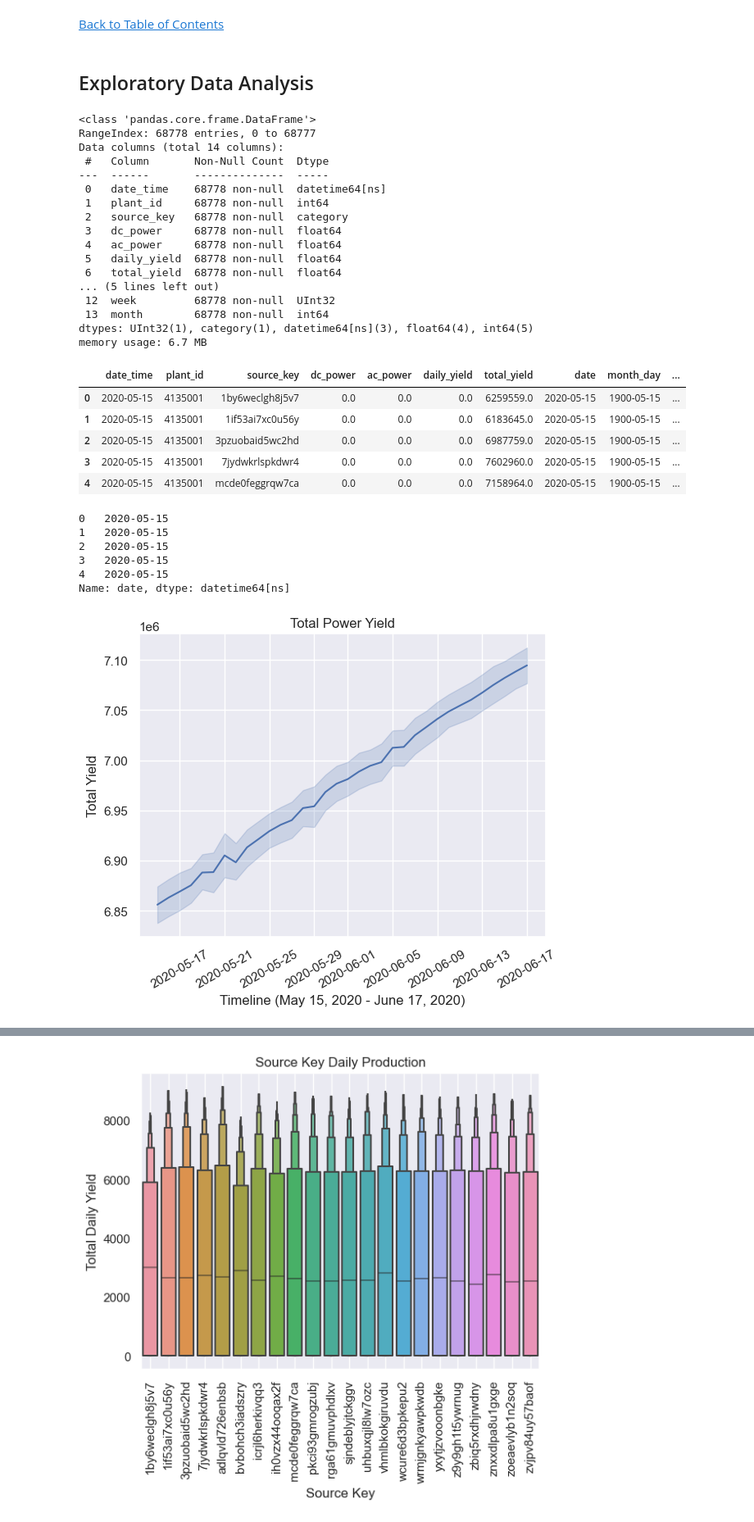
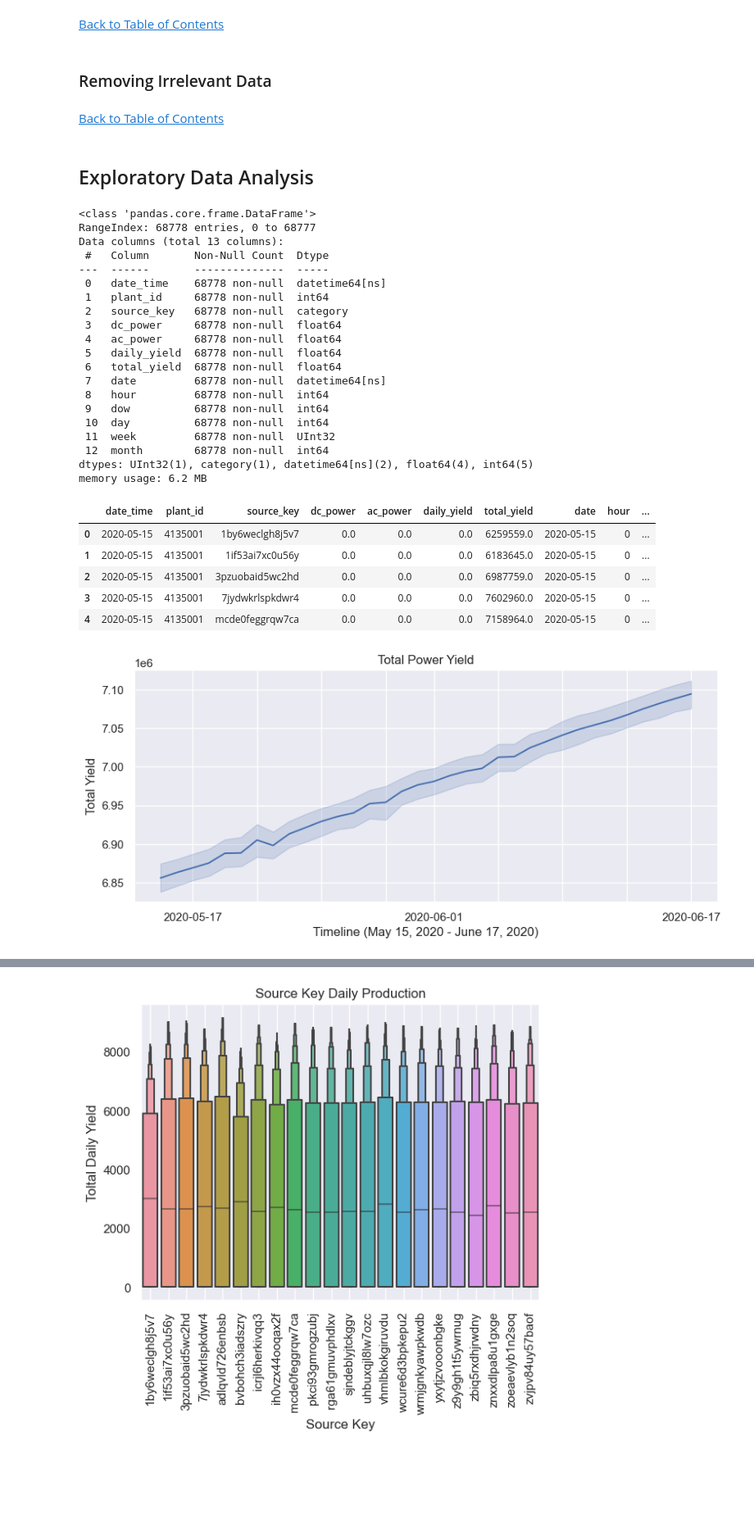
Before and after one commit to jasondo-da/Solar_Generation_Analysis, a Jupyter notebook: solar_generation_analysis.ipynb, the cells around one changed output, grey strips where cells are left out. Shown at 82% size. Drawn from its saved outputs; the diff is of its cells as text; code cells hidden in the pictures; blank space fills up the shorter version.

Commit message:
Add files via upload
more charts

```diff
--- a/solar_generation_analysis.ipynb
+++ b/solar_generation_analysis.ipynb
@@ -548,13 +478,16 @@ irradiation     0
 dtype: int64
 # %% [markdown]
 [Back to Table of Contents](#back)
+# %% [markdown]
+### Removing Irrelevant Data
+# %% [markdown]
+[Back to Table of Contents](#back)
 # %% [markdown]
 ## Exploratory Data Analysis
 # %%
+# Creating different time columns to filter the data
 pg_1['date'] = pg_1['date_time'].dt.date
 pg_1['date'] = pd.to_datetime(pg_1['date'], format='%Y-%m-%d')
-pg_1['month_day'] = pg_1['date'].dt.strftime('%m-%d')
-pg_1['month_day'] = pd.to_datetime(pg_1['month_day'], format='%m-%d')
 pg_1['hour'] = pg_1['date_time'].dt.hour
 pg_1['dow'] = pg_1['date_time'].dt.weekday
 pg_1['day'] = pg_1['date_time'].dt.day
@@ -565,7 +498,7 @@ pg_1.head()
 # %% [output]
 <class 'pandas.core.frame.DataFrame'>
 RangeIndex: 68778 entries, 0 to 68777
-Data columns (total 14 columns):
+Data columns (total 13 columns):
  #   Column       Non-Null Count  Dtype
 ---  ------       --------------  -----
  0   date_time    68778 non-null  datetime64[ns]
@@ -575,14 +508,17 @@ Data columns (total 14 columns):
  4   ac_power     68778 non-null  float64
  5   daily_yield  68778 non-null  float64
  6   total_yield  68778 non-null  float64
-... (5 lines left out)
- 12  week         68778 non-null  UInt32
- 13  month        68778 non-null  int64
-dtypes: UInt32(1), category(1), datetime64[ns](3), float64(4), int64(5)
-memory usage: 6.7 MB
+ 7   date         68778 non-null  datetime64[ns]
+ 8   hour         68778 non-null  int64
+ 9   dow          68778 non-null  int64
+ 10  day          68778 non-null  int64
+ 11  week         68778 non-null  UInt32
+ 12  month        68778 non-null  int64
+dtypes: UInt32(1), category(1), datetime64[ns](2), float64(4), int64(5)
+memory usage: 6.2 MB
-|  | date_time | plant_id | source_key | dc_power | ac_power | daily_yield | total_yield | date | month_day | ... |
-| 0 | 2020-05-15 | 4135001 | 1by6weclgh8j5v7 | 0.0 | 0.0 | 0.0 | 6259559.0 | 2020-05-15 | 1900-05-15 | ... |
-| 1 | 2020-05-15 | 4135001 | 1if53ai7xc0u56y | 0.0 | 0.0 | 0.0 | 6183645.0 | 2020-05-15 | 1900-05-15 | ... |
-| 2 | 2020-05-15 | 4135001 | 3pzuobaid5wc2hd | 0.0 | 0.0 | 0.0 | 6987759.0 | 2020-05-15 | 1900-05-15 | ... |
-| 3 | 2020-05-15 | 4135001 | 7jydwkrlspkdwr4 | 0.0 | 0.0 | 0.0 | 7602960.0 | 2020-05-15 | 1900-05-15 | ... |
-| 4 | 2020-05-15 | 4135001 | mcde0feggrqw7ca | 0.0 | 0.0 | 0.0 | 7158964.0 | 2020-05-15 | 1900-05-15 | ... |
+|  | date_time | plant_id | source_key | dc_power | ac_power | daily_yield | total_yield | date | hour | ... |
+| 0 | 2020-05-15 | 4135001 | 1by6weclgh8j5v7 | 0.0 | 0.0 | 0.0 | 6259559.0 | 2020-05-15 | 0 | ... |
+| 1 | 2020-05-15 | 4135001 | 1if53ai7xc0u56y | 0.0 | 0.0 | 0.0 | 6183645.0 | 2020-05-15 | 0 | ... |
+| 2 | 2020-05-15 | 4135001 | 3pzuobaid5wc2hd | 0.0 | 0.0 | 0.0 | 6987759.0 | 2020-05-15 | 0 | ... |
+| 3 | 2020-05-15 | 4135001 | 7jydwkrlspkdwr4 | 0.0 | 0.0 | 0.0 | 7602960.0 | 2020-05-15 | 0 | ... |
+| 4 | 2020-05-15 | 4135001 | mcde0feggrqw7ca | 0.0 | 0.0 | 0.0 | 7158964.0 | 2020-05-15 | 0 | ... |
@@ -591,28 +525,25 @@ memory usage: 6.7 MB
-# %%
-pg_1['date'].head()
-# %% [output]
-0   2020-05-15
-1   2020-05-15
-2   2020-05-15
-3   2020-05-15
-4   2020-05-15
-Name: date, dtype: datetime64[ns]
 # %%
 sns.set_theme(style='darkgrid',
               palette='deep')
 
-sns.lineplot(data=pg_1,
-             x='date',
-             y='total_yield')
+plt.figure(figsize=(10,4))
+ax = sns.lineplot(data=pg_1,
+                   x='date',
+                   y='total_yield')
 
 plt.title('Total Power Yield')
 plt.xlabel('Timeline (May 15, 2020 - June 17, 2020)')
-plt.xticks(rotation=30)
+
 plt.ylabel('Total Yield')
 
+every_nth = 4
+for n, label in enumerate(ax.xaxis.get_ticklabels()):
+    if n % every_nth != 0:
+        label.set_visible(False)
+
 plt.show()
 # %% [output]
-[figure, old version]
+[figure, new version]
 # %%
 sns.set_theme(style='darkgrid')
 
```
Also changed, not shown: parts of 19 cells of this notebook.
